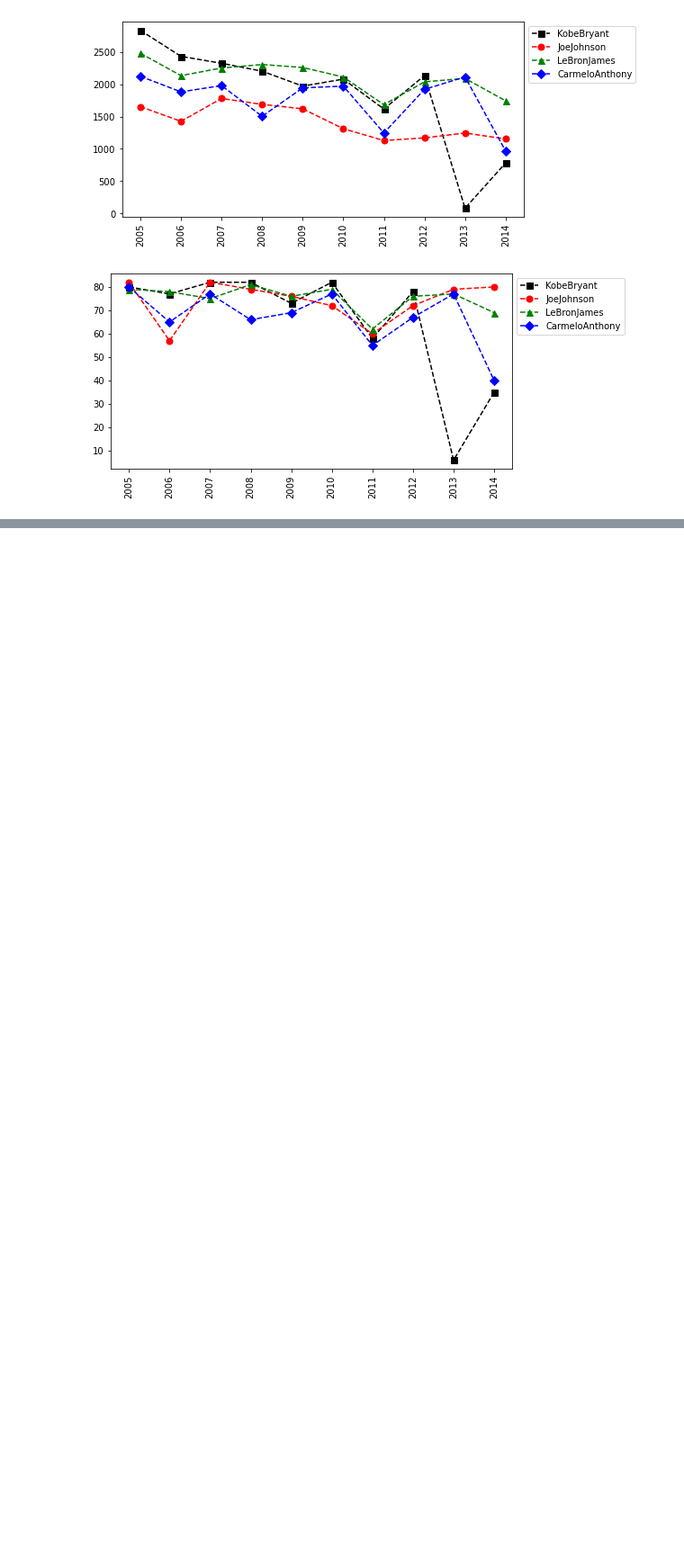
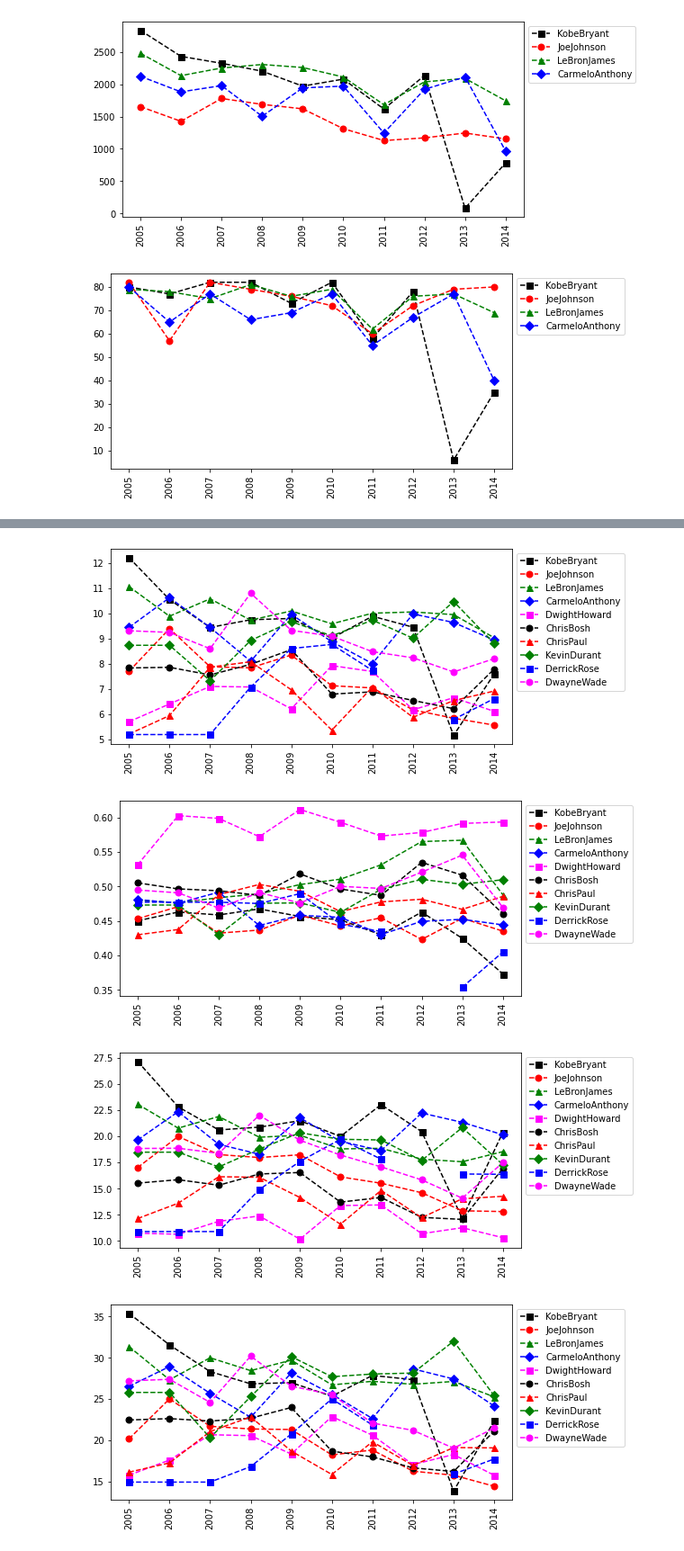
Before and after one commit to shreyas1104/Python-for-Data-Science, a Jupyter notebook: Matrices/Basketball Dataset and Matrices.ipynb, the cells around one changed output, grey strips where cells are left out. Shown at 90% size. Cells and saved outputs as stored; diff of their text form; code cells hidden in the pictures; blank space fills up the shorter version.

```diff
--- a/Matrices/Basketball Dataset and Matrices.ipynb
+++ b/Matrices/Basketball Dataset and Matrices.ipynb
@@ -488,0 +501,11 @@ KeyError: 'DwightHoward'
+# %%
+#In-Game Metrics
+myplot(FieldGoals / Games)
+myplot(FieldGoals / FieldGoalAttempts)
+myplot(FieldGoalAttempts / Games)
+myplot(Points / Games)
+# %% [output]
+[figure, added]
+[figure, added]
+[figure, added]
+[figure, added]
```
Also changed, not shown: parts of 8 cells of this notebook, 10 other files.
